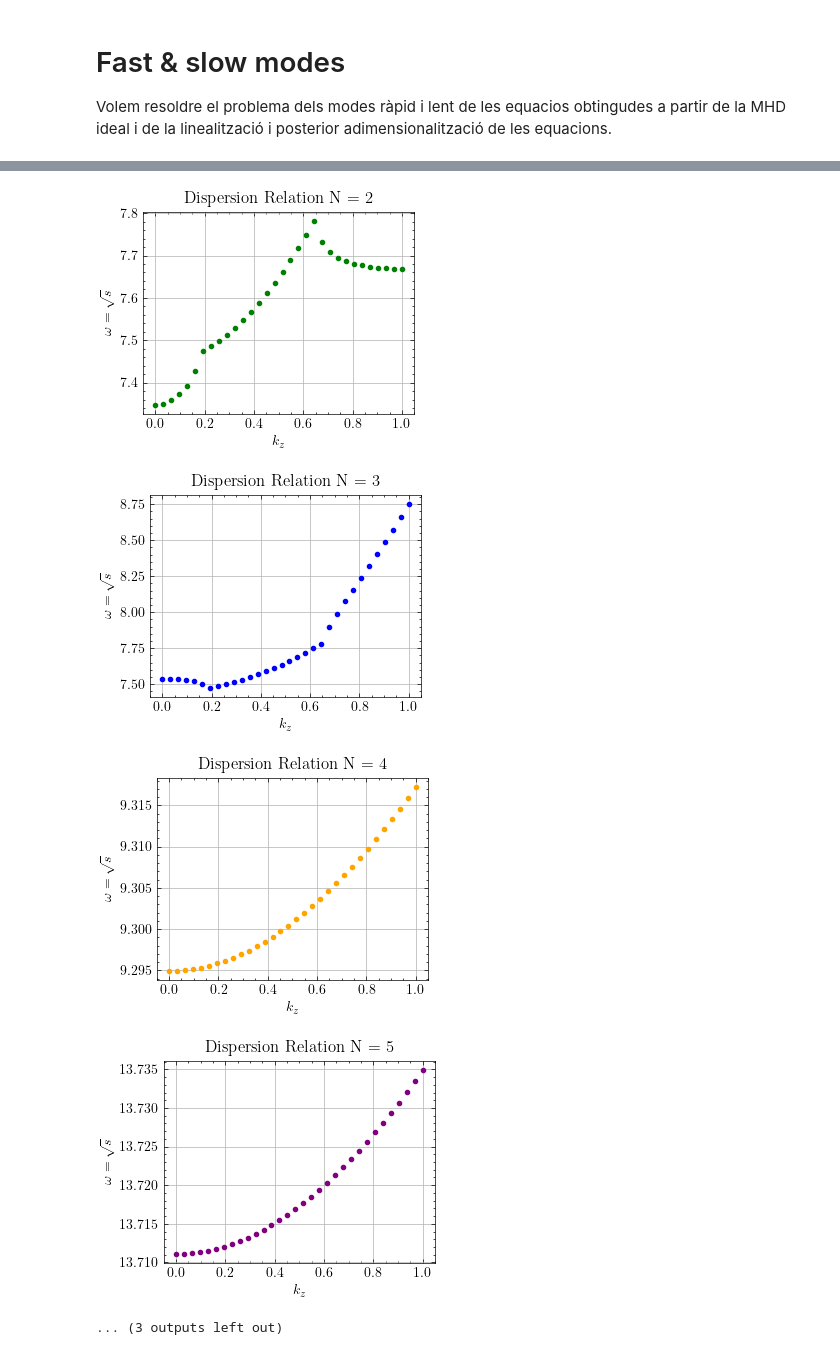
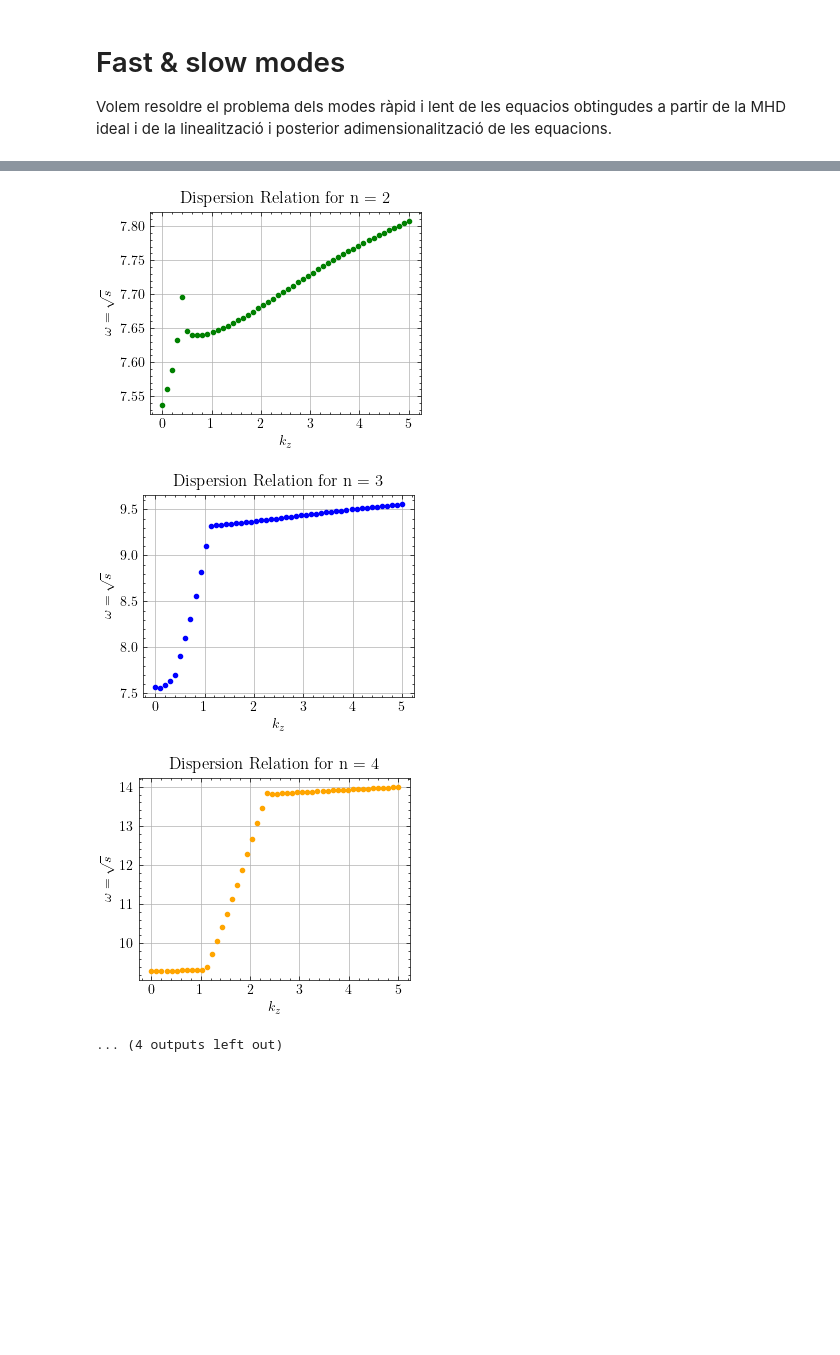
Before and after one commit to JoanRibotOliver/TFG, a Jupyter notebook: Fast & slow modes.ipynb, the cells around one changed output, grey strips where cells are left out. Cells and saved outputs as stored; diff of their text form; code cells hidden in the pictures; blank space fills up the shorter version.

Commit message:
Fast & slow modes.ipynb actualitzat al correu

```diff
--- a/Fast & slow modes.ipynb
+++ b/Fast & slow modes.ipynb
@@ -82,7 +82,7 @@ kz = 0.01
 ### Velocitats a trossos ###
 cp2 = 1
 cc2 = 6
-vAp2 = 9
+vAp2 = 10
 vAc2 = 36
 
 
@@ -95,13 +95,13 @@ xbasis = d3.Legendre(xcoord, size=Nx, bounds=(xmin, xmax)) # Definim una base am
 
 
 """ Camps """
-### Velocitats ### --- autofuncions?
+### Velocitats ###
 u = dist.Field(name='u', bases=xbasis) # u = field of the wave function - AUTOFUNCIÓ!!! - v10x bar, coplexa
 w = dist.Field(name='w', bases=xbasis) # w = Velocity in the x direction   v10z - real
 # Definesc la velocitat com en oceano: (u,v,w) per no liar subíndexos i derivades.
 
 ### Espai real ###
-x = dist.local_grid(xbasis) # PUNTS DEL DOMINI!!!
+x = dist.local_grid(xbasis)
 
 ### Constants ###
 c2 = dist.Field(name='c2', bases=xbasis) # c2 = Velocitat al quadrat ----- és interessant definir-la directament al quadrat ja que és un camp i així evitam fer c.evaluate()**2
@@ -129,7 +129,7 @@ tau_4 = dist.Field(name='tau_4')
 
 
 
-""" Substitucions """
+""" Derivatives """
 ### Derivades espacials ###
 dx = lambda A: d3.Differentiate(A, xcoord) # Derivative operator
 lift_basis = xbasis.derivative_basis(1)
@@ -182,7 +182,7 @@ print("Number of equations:", len(problem.equations))
 """ Solve """
 ### Solver de Dedalus ###
 solver = problem.build_solver()
-print(solver.subproblems)
+#print(solver.subproblems)
 solver.solve_dense(solver.subproblems[0])
 evals = np.sort(solver.eigenvalues)
 
@@ -248,6 +248,7 @@ plt.ylabel(r"Mode structure")
 plt.xlabel(r"x")
 plt.title(r"Real part of $\tilde{v}_{10x}$") # idò és imaginària ---> desfassament temporal de 1/4 de període
 plt.tight_layout()
+plt.show()
 # plt.savefig("real_eigenvectors_v10x~.pdf")
 # plt.savefig("real_eigenvectors_v10x~.png", dpi=200)
 
@@ -276,6 +277,7 @@ plt.ylabel(r"Mode structure")
 plt.xlabel(r"x")
 plt.title(r"Imaginary part of $\tilde{v}_{10x}$") # idò és real ---> desfassament temporal de 1/4 de període
 plt.tight_layout()
+plt.show()
 # plt.savefig("imag_eigenvectors_v10x~.pdf")
 # plt.savefig("imag_eigenvectors_v10x~.png", dpi=200)
 
@@ -298,6 +300,7 @@ plt.ylabel(r"Mode structure")
 plt.xlabel(r"z")
 plt.title(r"Real part of ${v}_{10z}$")
 plt.tight_layout()
+plt.show()
 # plt.savefig("real_eigenvectors_v10z.pdf")
 # plt.savefig("real_eigenvectors_v10z.png", dpi=200)
 
@@ -320,6 +323,7 @@ plt.ylabel(r"Mode structure")
 plt.xlabel(r"z")
 plt.title(r"Imaginary part of ${v}_{10z}$")
 plt.tight_layout()
+plt.show()
 # plt.savefig("imag_eigenvectors_v10z.pdf")
 # plt.savefig("imag_eigenvectors_v10z.png", dpi=200)
 """ """
@@ -329,12 +333,12 @@ plt.tight_layout()
 # Els màxims i mínims són els punts on la velocitat és màxima, no és que la corda es deformi amb aquella forma.
 
 
+Nkz = 50 # Nombre de kz's
+kz_list = np.linspace(0, 5, Nkz) # Hi ha Nkz's separats equidistantment entre 0 i 5
 ### Relació de dispersió ###
 plt.figure(figsize=(6, 4))
-Nk = 32
-kzs = np.linspace(0, 1, Nk)
-evals_k = np.zeros((kzs.size, evals.size), dtype=np.complex128)
-for ik, kz in enumerate(kzs):
+evals_k = np.zeros((kz_list.size, evals.size), dtype=np.complex128)
+for ik, kz in enumerate(kz_list):
     problem = d3.EVP([u, w, tau_1, tau_2, tau_3, tau_4], eigenvalue=s, namespace=locals())
     problem.add_equation("s * u  +  c2 * uxx  +  kz * c2 * wx  =  0") # (17')
     problem.add_equation("vA2 * wxx  +  c2 * kz * ux  +  (-c2 * kz**2 - vA2 * kz**2 + s) * w  =  0") # (19')
@@ -351,23 +355,29 @@ for ik, kz in enumerate(kzs):
 # Plot dispersion relation of the first 8 eigenvalues
 for i in range(8):
     colors = ['red', 'green', 'blue', 'orange', 'purple', 'brown', 'pink', 'gray']
-    plt.plot(kzs, np.sqrt(evals_k[:, i].real), '.', label=f"Mode {i+1}", color=colors[i % len(colors)])
+    plt.plot(kz_list, np.sqrt(evals_k[:, i].real), '.', label=f"n={i+1}", color=colors[i % len(colors)])
 plt.xlabel(r"$k_z$")
 plt.ylabel(r"$\omega = \sqrt{s}$")
-plt.title(f"Dispersion Relation")
+plt.title("Dispersion Relation")
 plt.grid(True)
 plt.legend(loc="upper right", frameon=True, fontsize=8)
 plt.show()
 
+# Per veure amb més detall la relació de dispersió de cada mode la representam individualment.
 for i in range(8):
     colors = ['red', 'green', 'blue', 'orange', 'purple', 'brown', 'pink', 'gray']
-    plt.plot(kzs, np.sqrt(evals_k[:, i].real), '.', label=f"Mode {i+1}", color=colors[i % len(colors)])
+    plt.plot(kz_list, np.sqrt(evals_k[:, i].real), '.', label=f"Mode {i+1}", color=colors[i % len(colors)])
     plt.xlabel(r"$k_z$")
     plt.ylabel(r"$\omega = \sqrt{s}$")
-    plt.title(f"Dispersion Relation N = {i+1}")
+    plt.title(f"Dispersion Relation for n = {i+1}")
     plt.grid(True)
     plt.show()
 plt.show()
+
+
+# Ficar els plots de les velocitats dins el for i representar les velocitats per cada kz... pot tardar bastant però crec que és el que he de fer!
+
+# Tema apart: estic emprant ipynb per tant tots els triples # podrien ser entrades ò cel·les, no fa falta fer-ho tot en un. Per això ja hi ha es .py
 # %% [output]
 Number of unknowns: 6
 Number of equations: 6
@@ -396,5 +418,4 @@ First 5 True eigenvalues: [ 2.66901857  7.37232117  7.55178196  9.34725317 13.94
-[figure, old version]
+[figure, new version]
-[figure, old version]
+[figure, new version]
-[figure, old version]
+[figure, new version]
-[figure, removed]
-... (3 outputs left out)
+... (4 outputs left out)
```
Also changed, not shown: parts of 1 cell of this notebook.
